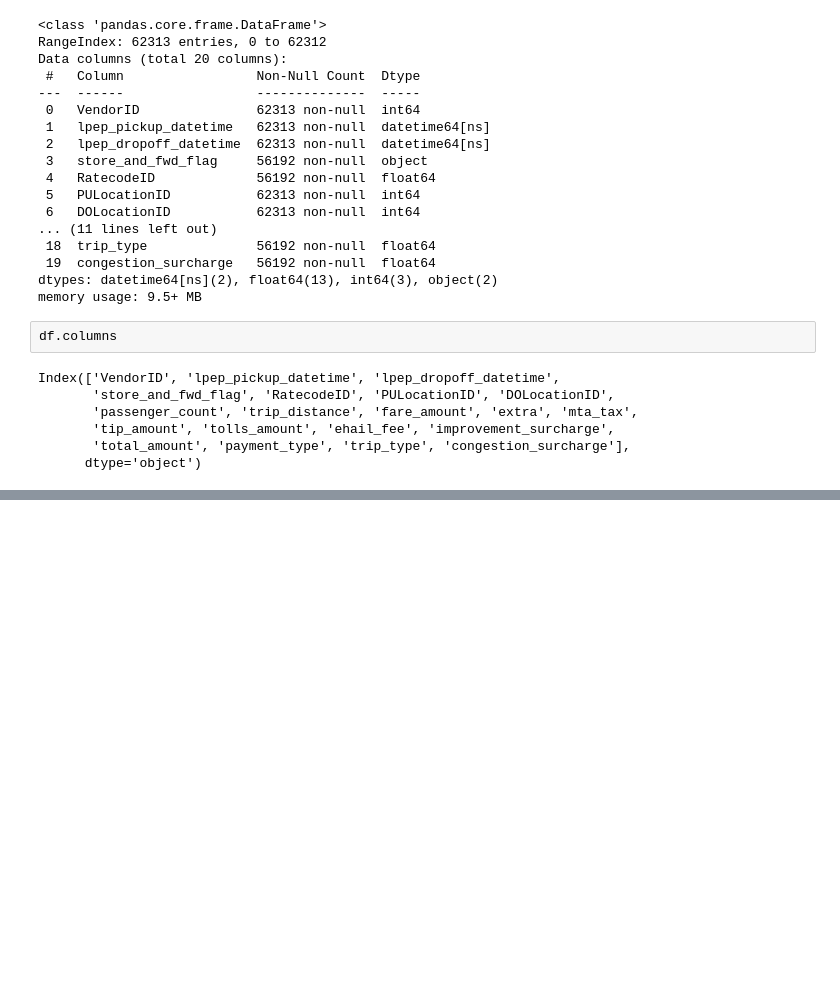
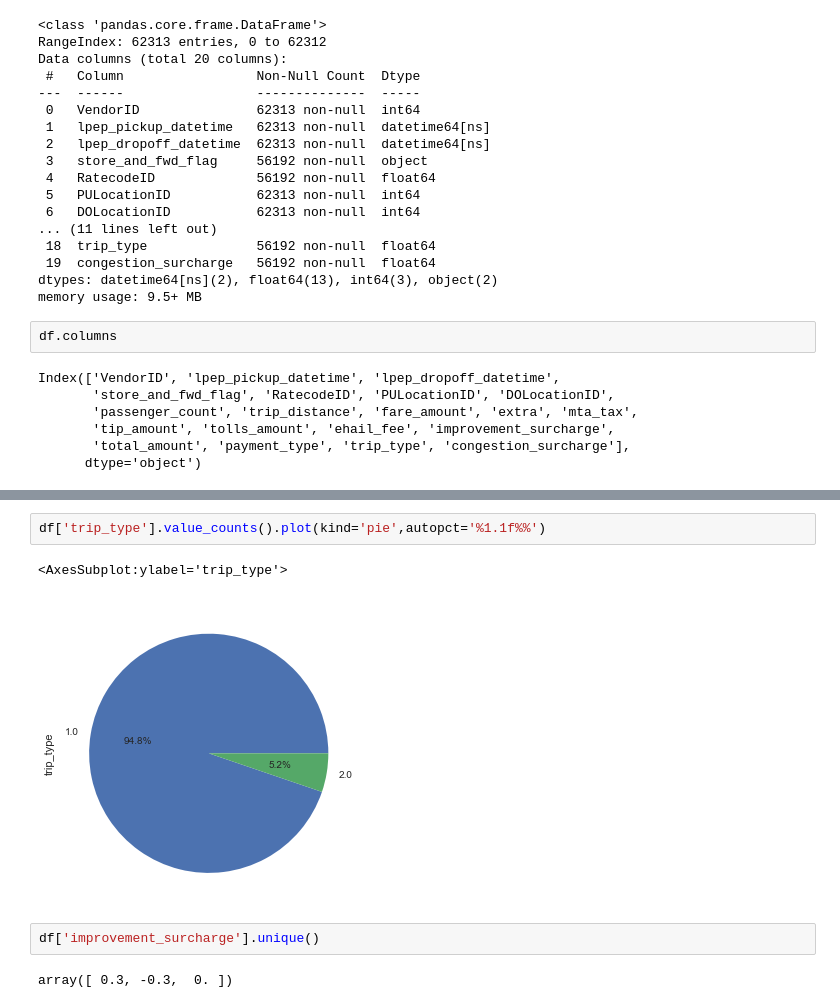
Before and after one commit to abideen-olawuwo/nyc-taxi, a Jupyter notebook: nyc_taxi.ipynb, the cells around one changed output, grey strips where cells are left out. Saved outputs shown, nothing was run; the diff lists cells and outputs as text; blank space fills up the shorter version.

```diff
--- a/nyc_taxi.ipynb
+++ b/nyc_taxi.ipynb
@@ -46,0 +128,9 @@ Index(['VendorID', 'lpep_pickup_datetime', 'lpep_dropoff_datetime',
+# %%
+df['trip_type'].value_counts().plot(kind='pie',autopct='%1.1f%%')
+# %% [output]
+<AxesSubplot:ylabel='trip_type'>
+[figure, added]
+# %%
+df['improvement_surcharge'].unique()
+# %% [output]
+array([ 0.3, -0.3,  0. ])
```
Also changed, not shown: parts of 12 cells of this notebook.
